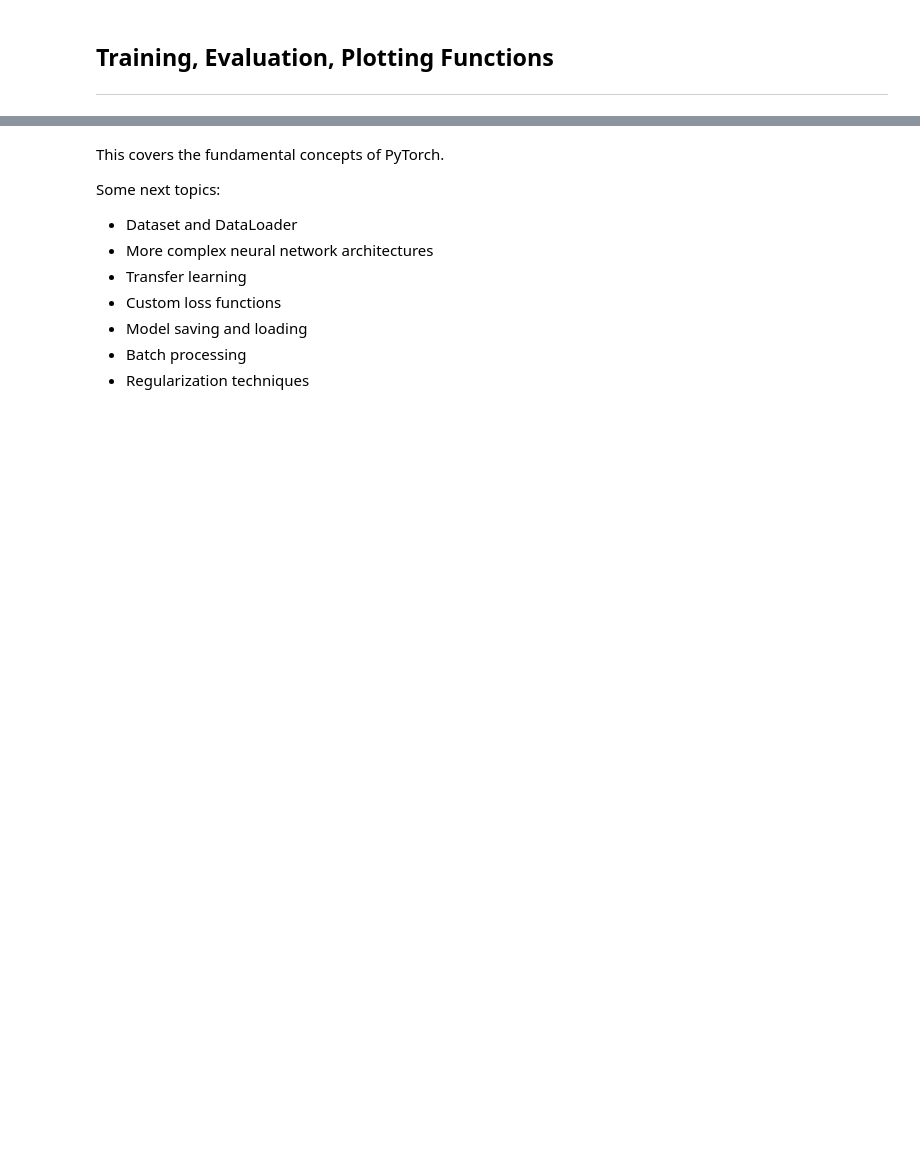
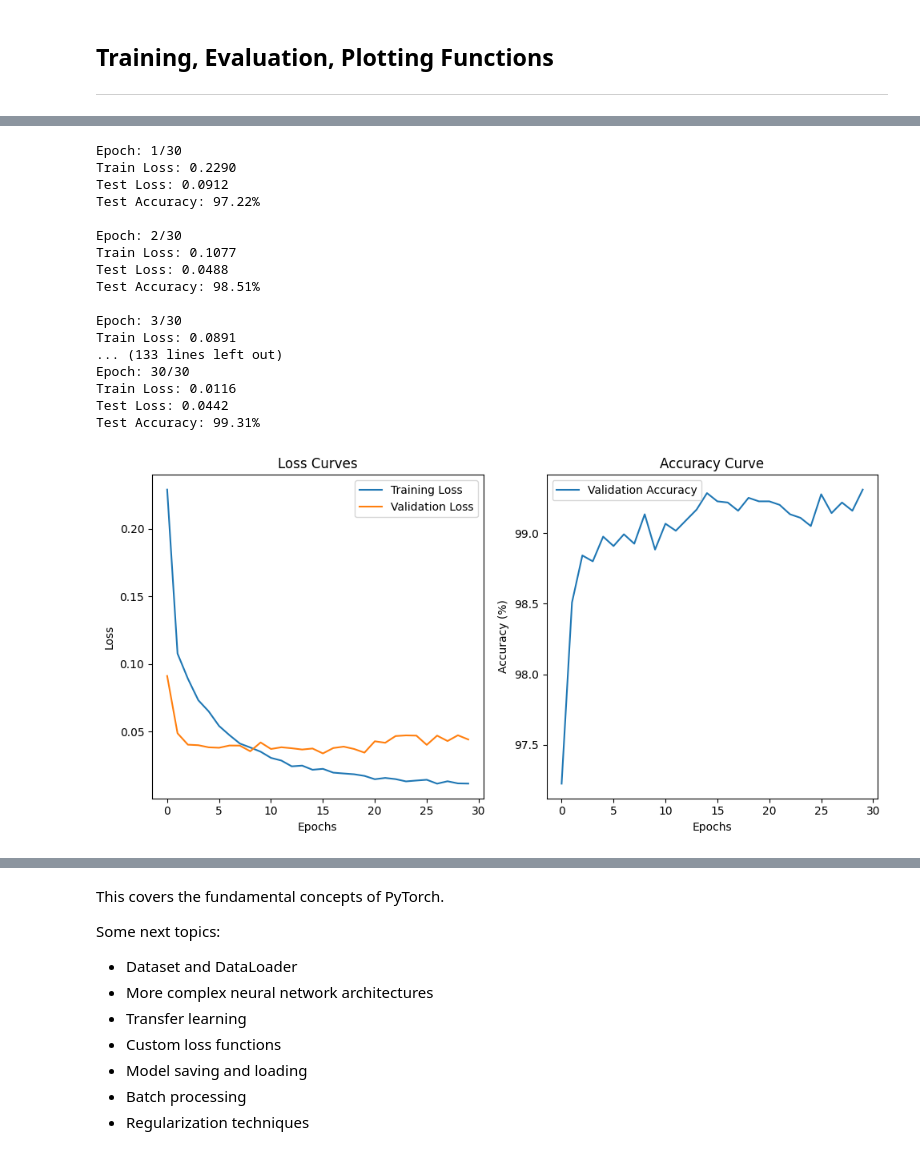
Before and after one commit to pranav-vish/PyTorch-Refresher, a Jupyter notebook: learn.ipynb, the cells around one changed output, grey strips where cells are left out. Drawn from its saved outputs; the diff is of its cells as text; code cells hidden in the pictures; blank space fills up the shorter version.

```diff
--- a/learn.ipynb
+++ b/learn.ipynb
@@ -526,0 +578,37 @@ weighted avg       0.01      0.10      0.02     12000
+# %%
+model_3 = DeepCNN_1()
+# %%
+optimizer_3 = optim.Adam(model_3.parameters(), lr = 0.001)
+scheduler_3 = optim.lr_scheduler.ReduceLROnPlateau(optimizer_3, 'min', patience=3, factor=0.5)
+criterion_3 = nn.CrossEntropyLoss()
+# %%
+train_losses_3, test_losses_3, test_accuracies_3 = train_model(
+    model_3,
+    optimizer_3,
+    criterion_3,
+    train_loader,
+    test_loader,
+    num_epochs=NUM_EPOCHS,
+    device=device
+)
+
+plot_train_metrics(train_losses_3, test_losses_3, test_accuracies_3)
+# %% [output]
+Epoch: 1/30
+Train Loss: 0.2290
+Test Loss: 0.0912
+Test Accuracy: 97.22%
+
+Epoch: 2/30
+Train Loss: 0.1077
+Test Loss: 0.0488
+Test Accuracy: 98.51%
+
+Epoch: 3/30
+Train Loss: 0.0891
+... (133 lines left out)
+Epoch: 30/30
+Train Loss: 0.0116
+Test Loss: 0.0442
+Test Accuracy: 99.31%
+[figure, added]
```
Also changed, not shown: parts of 27 cells of this notebook.
